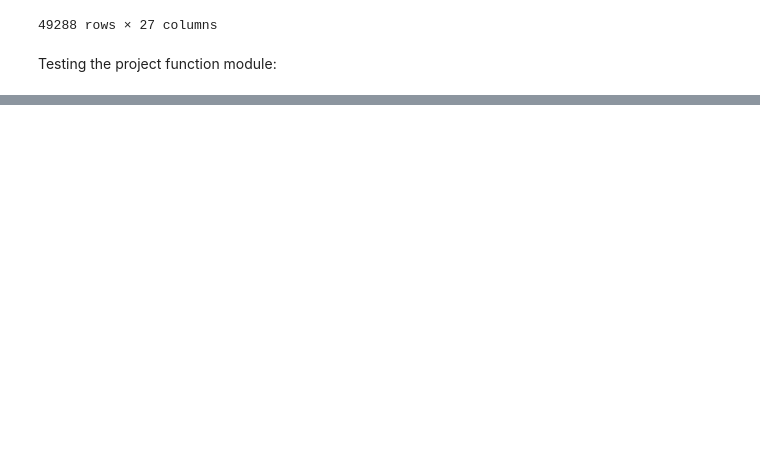
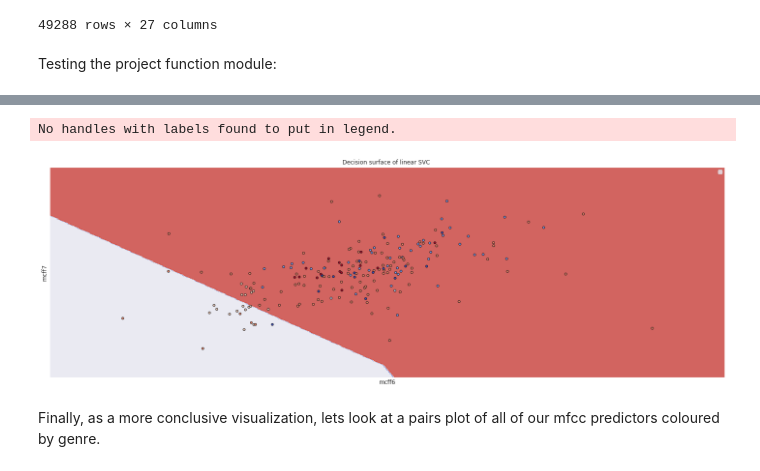
Before and after one commit to Rock-it-science/project-group17-project, a Jupyter notebook: notebooks/analysis1.ipynb, the cells around one changed output, grey strips where cells are left out. Cells and saved outputs as stored; diff of their text form; code cells hidden in the pictures; blank space fills up the shorter version.

Commit message:
task 4 analysis - except final plot

```diff
--- a/notebooks/analysis1.ipynb
+++ b/notebooks/analysis1.ipynb
@@ -395,0 +447,46 @@ df_main
+# %%
+# Reference: https://towardsdatascience.com/support-vector-machines-svm-clearly-explained-a-python-tutorial-for-classification-problems-29c539f3ad8
+
+X = X_test.iloc[0:200, [15,17]]
+genres = list(pd.unique(y_test))
+y = []
+for y_ in y_test.iloc[0:200]:
+    y.append(genres.index(y_))
+
+def make_meshgrid(x, y, h=.02):
+    x_min, x_max = x.min() - 1, x.max() + 1
+    y_min, y_max = y.min() - 1, y.max() + 1
+    xx, yy = np.meshgrid(np.arange(x_min, x_max, h), np.arange(y_min, y_max, h))
+    return xx, yy
+
+def plot_contours(ax, clf_, xx, yy, **params):
+    Z = clf_.predict(np.c_[xx.ravel(), yy.ravel()])
+    Z = Z.reshape(xx.shape)
+    out = ax.contourf(xx, yy, Z, **params)
+    return out
+
+model = skl.svm.SVC(kernel='linear')
+clf2 = model.fit(X, y)
+
+fig, ax = plt.subplots()
+# title for the plots
+title = ('Decision surface of linear SVC ')
+# Set-up grid for plotting.
+X0 = X.iloc[:, 0]
+X1 = X.iloc[:, 1]
+xx, yy = make_meshgrid(X0, X1)
+
+plot_contours(ax, clf2, xx, yy, cmap=plt.cm.coolwarm, alpha=0.8)
+ax.scatter(X0, X1, c=y, cmap=plt.cm.coolwarm, s=20, edgecolors='k')
+ax.set_ylabel('mcff7')
+ax.set_xlabel('mcff6')
+ax.set_xticks(())
+ax.set_yticks(())
+ax.set_title(title)
+ax.legend()
+plt.show()
+# %% [output]
+No handles with labels found to put in legend.
+[figure, added]
+# %% [markdown]
+Finally, as a more conclusive visualization, lets look at a pairs plot of all of our mfcc predictors coloured by genre.
```
Also changed, not shown: parts of 7 cells of this notebook, 1 other file.
